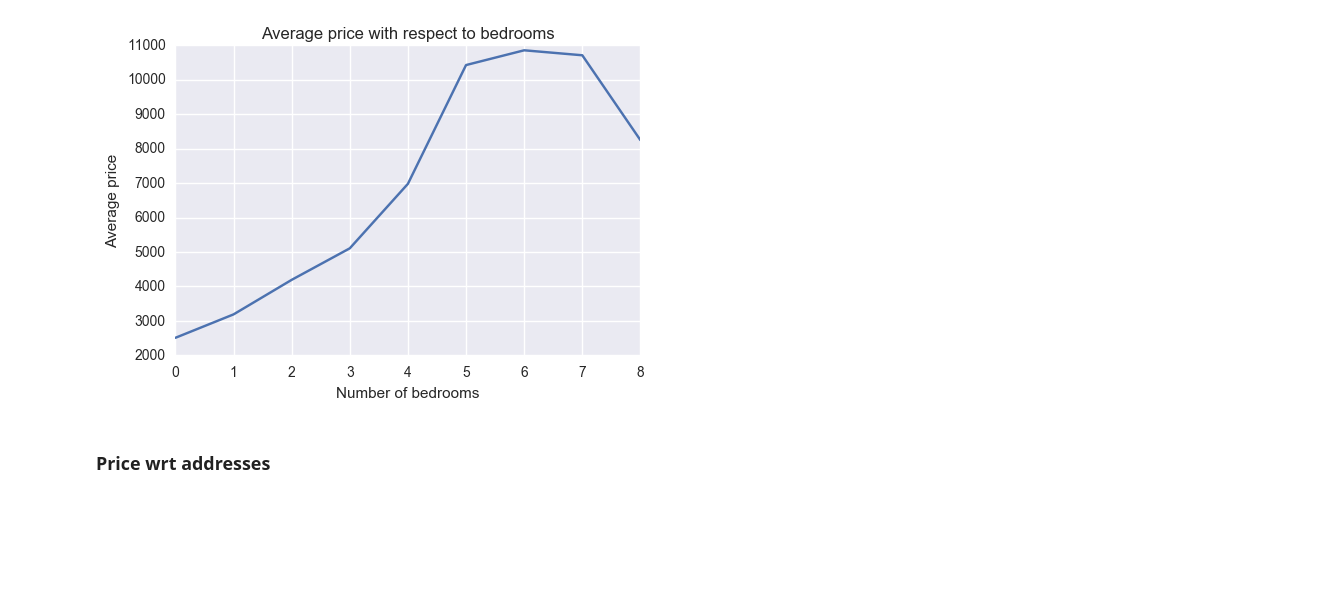
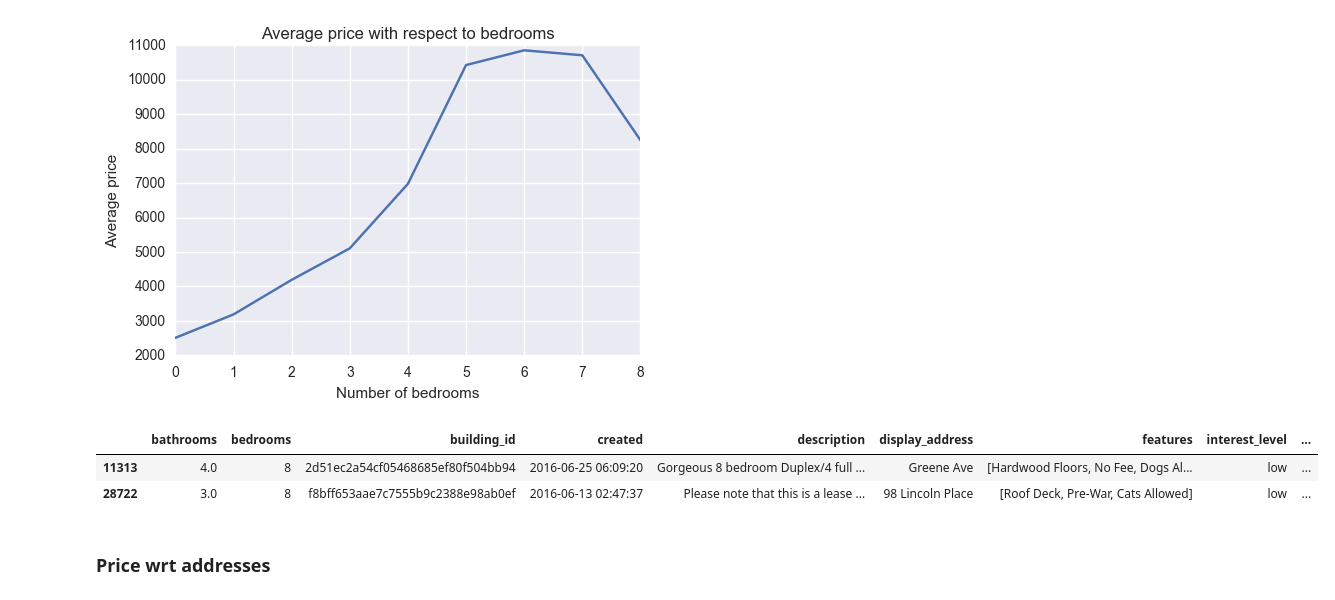
Before and after one commit to Charlespartina/DS1001-Project, a Jupyter notebook: notebook/Final Project.ipynb, the cells around one changed output. Drawn from its saved outputs; the diff is of its cells as text; code cells hidden in the pictures; blank space fills up the shorter version.

```diff
--- a/notebook/Final Project.ipynb
+++ b/notebook/Final Project.ipynb
@@ -180,6 +187,12 @@ plt.ylabel('Average price')
 plt.show()
 # %% [output]
 [figure]
+# %%
+df[df['bedrooms']==8]
+# %% [output]
+|  | bathrooms | bedrooms | building_id | created | description | display_address | features | interest_level | ... |
+| 11313 | 4.0 | 8 | 2d51ec2a54cf05468685ef80f504bb94 | 2016-06-25 06:09:20 | Gorgeous 8 bedroom Duplex/4 full ... | Greene Ave | [Hardwood Floors, No Fee, Dogs Al... | low | ... |
+| 28722 | 3.0 | 8 | f8bff653aae7c7555b9c2388e98ab0ef | 2016-06-13 02:47:37 | Please note that this is a lease ... | 98 Lincoln Place | [Roof Deck, Pre-War, Cats Allowed] | low | ... |
 # %% [markdown]
 ### Price wrt addresses
 # %%
```
Also changed, not shown: parts of 5 cells of this notebook.
